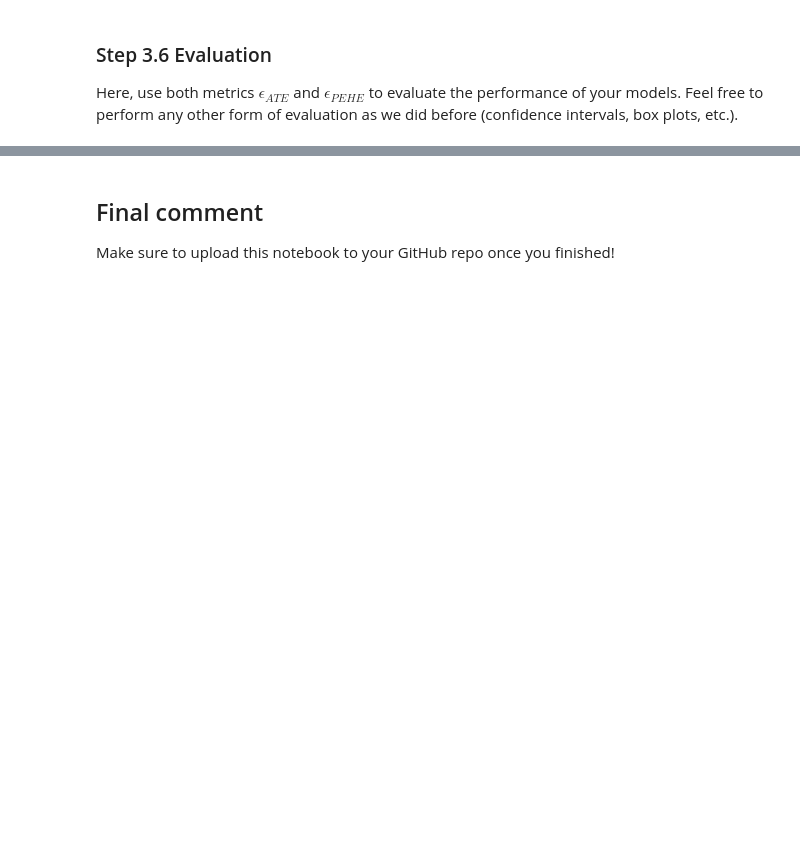
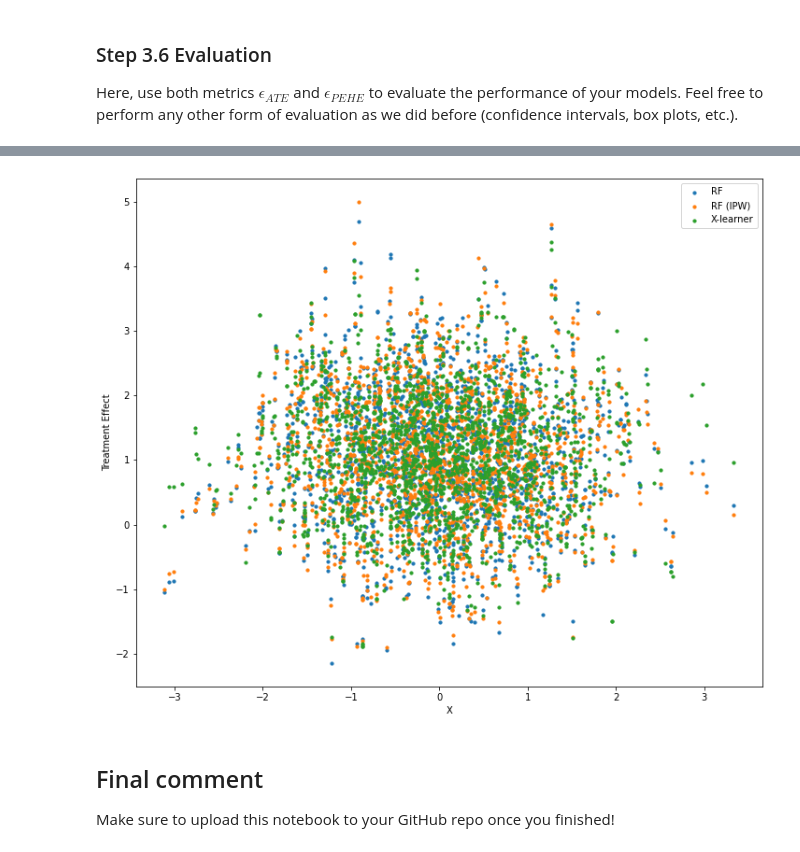
Before and after one commit to FarhinaMirza/CE888, a Jupyter notebook: Causal_Inference.ipynb, the cells around one changed output, grey strips where cells are left out. Saved outputs shown, nothing was run; the diff lists cells and outputs as text; code cells hidden in the pictures; blank space fills up the shorter version.

```diff
--- a/Causal_Inference.ipynb
+++ b/Causal_Inference.ipynb
@@ -600,3 +751,15 @@ Here, use both metrics $ϵ_{ATE}$ and $ϵ_{PEHE}$ to evaluate the performance of
+# %%
+plt.figure(figsize=(12, 10))
+m_size = 10
+plt.scatter(x_test, rf1_te_test, label="RF", s=m_size)
+plt.scatter(x_test, rf1_ipsw_te_test, label="RF (IPW)", s=m_size)
+plt.scatter(x_test, xl_te_test, label="X-learner", s=m_size)
+plt.xlabel('X')
+plt.ylabel('Treatment Effect')
+plt.legend()
+plt.show()
+# %% [output]
+[figure, added]
 # %% [markdown]
 ## Final comment
 
```
Also changed, not shown: parts of 16 cells of this notebook.
